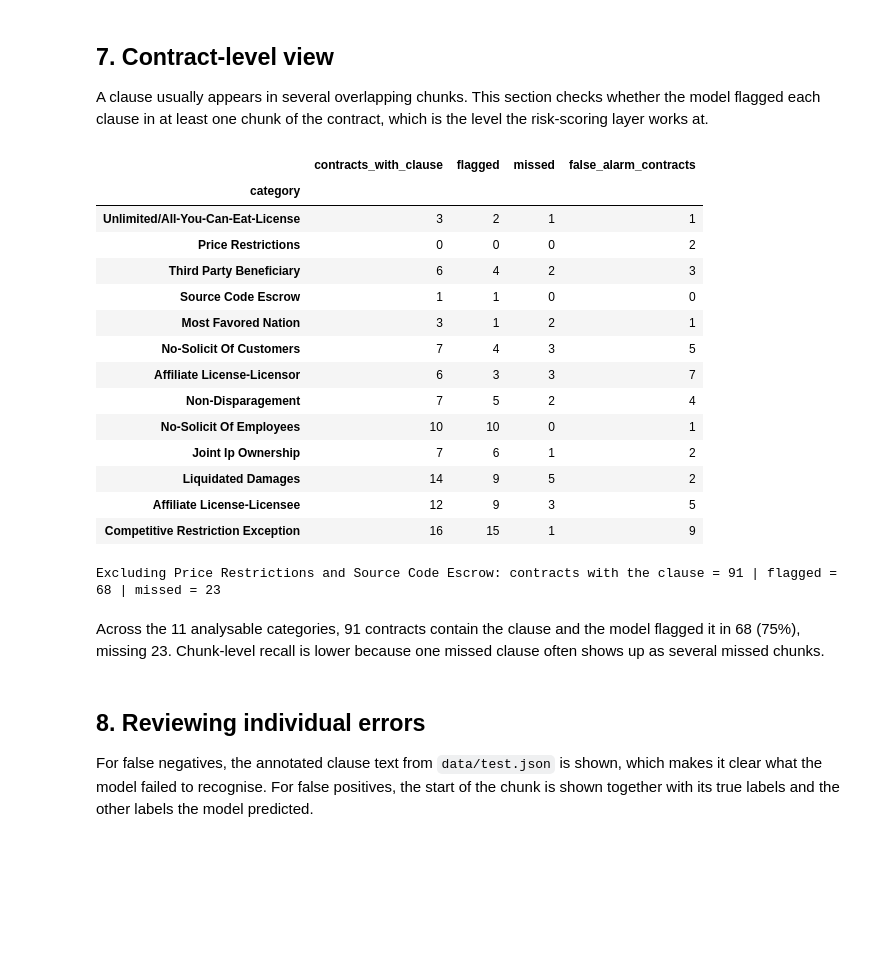
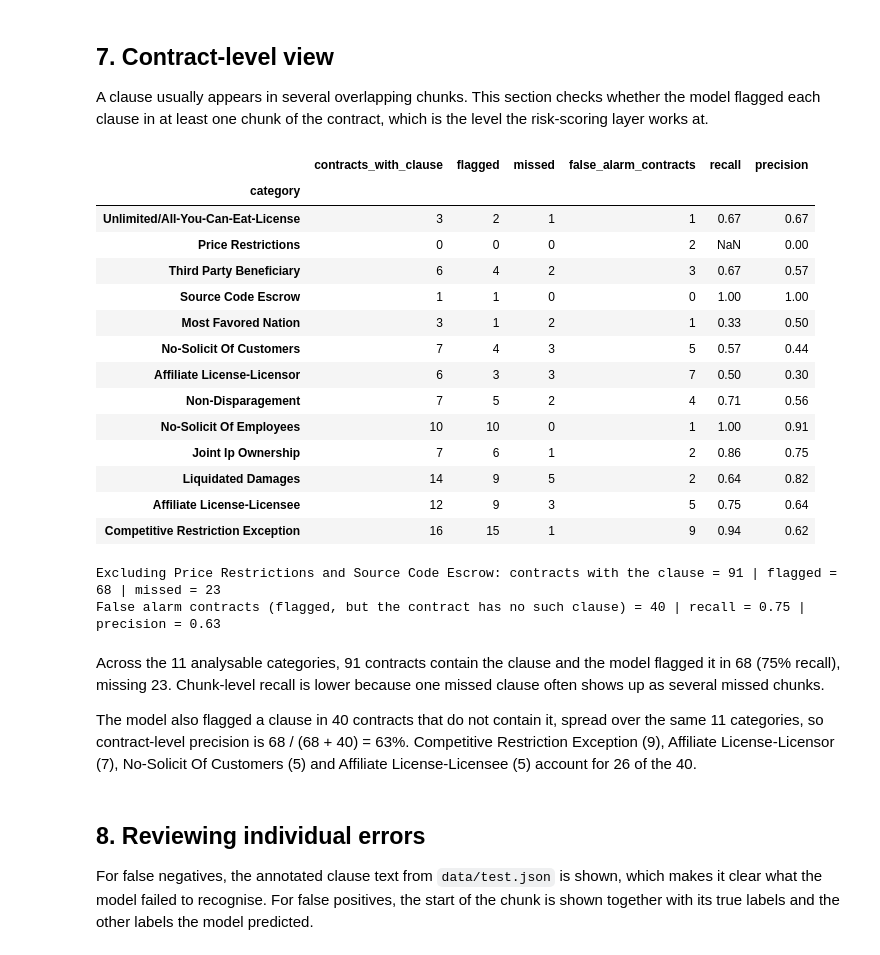
Before and after one commit to Break-Through-Tech/Accenture-1H-contract-review-challenge, a Jupyter notebook: notebooks/Error_Analysis.ipynb, the cells around one changed output. Drawn from its saved outputs; the diff is of its cells as text; code cells hidden in the pictures; blank space fills up the shorter version.

Commit message:
Report false alarm contracts and clarify distinct misses vs unflagged contracts

```diff
--- a/notebooks/Error_Analysis.ipynb
+++ b/notebooks/Error_Analysis.ipynb
@@ -245,39 +245,47 @@ A clause usually appears in several overlapping chunks. This section checks whet
 # %%
 rows = []
 for c in rare:
     j = categories.index(c)
     g = (pd.DataFrame({"t": merged.title, "y": y_true[:, j], "p": y_pred[:, j]})
            .groupby("t").agg(y=("y", "max"), p=("p", "max")))
     rows.append(dict(category=c,
                      contracts_with_clause=int(g.y.sum()),
                      flagged=int(((g.y == 1) & (g.p == 1)).sum()),
                      missed=int(((g.y == 1) & (g.p == 0)).sum()),
                      false_alarm_contracts=int(((g.y == 0) & (g.p == 1)).sum())))
 contract_level = pd.DataFrame(rows).set_index("category")
+contract_level["recall"] = (contract_level.flagged / contract_level.contracts_with_clause).round(2)
+contract_level["precision"] = (contract_level.flagged / (contract_level.flagged + contract_level.false_alarm_contracts)).round(2)
 display(contract_level)
 
 ok = contract_level.drop(index=TINY)
 print("Excluding Price Restrictions and Source Code Escrow: contracts with the clause =",
       ok.contracts_with_clause.sum(), "| flagged =", ok.flagged.sum(), "| missed =", ok.missed.sum())
+print("False alarm contracts (flagged, but the contract has no such clause) =", ok.false_alarm_contracts.sum(),
+      "| recall = %.2f" % (ok.flagged.sum() / ok.contracts_with_clause.sum()),
+      "| precision = %.2f" % (ok.flagged.sum() / (ok.flagged.sum() + ok.false_alarm_contracts.sum())))
 # %% [output]
-|  | contracts_with_clause | flagged | missed | false_alarm_contracts |
-| category |  |  |  |  |
-| Unlimited/All-You-Can-Eat-License | 3 | 2 | 1 | 1 |
-| Price Restrictions | 0 | 0 | 0 | 2 |
-| Third Party Beneficiary | 6 | 4 | 2 | 3 |
-| Source Code Escrow | 1 | 1 | 0 | 0 |
-| Most Favored Nation | 3 | 1 | 2 | 1 |
-| No-Solicit Of Customers | 7 | 4 | 3 | 5 |
-| Affiliate License-Licensor | 6 | 3 | 3 | 7 |
-| Non-Disparagement | 7 | 5 | 2 | 4 |
-| No-Solicit Of Employees | 10 | 10 | 0 | 1 |
-| Joint Ip Ownership | 7 | 6 | 1 | 2 |
-| Liquidated Damages | 14 | 9 | 5 | 2 |
-| Affiliate License-Licensee | 12 | 9 | 3 | 5 |
-| Competitive Restriction Exception | 16 | 15 | 1 | 9 |
+|  | contracts_with_clause | flagged | missed | false_alarm_contracts | recall | precision |
+| category |  |  |  |  |  |  |
+| Unlimited/All-You-Can-Eat-License | 3 | 2 | 1 | 1 | 0.67 | 0.67 |
+| Price Restrictions | 0 | 0 | 0 | 2 | NaN | 0.00 |
+| Third Party Beneficiary | 6 | 4 | 2 | 3 | 0.67 | 0.57 |
+| Source Code Escrow | 1 | 1 | 0 | 0 | 1.00 | 1.00 |
+| Most Favored Nation | 3 | 1 | 2 | 1 | 0.33 | 0.50 |
+| No-Solicit Of Customers | 7 | 4 | 3 | 5 | 0.57 | 0.44 |
+| Affiliate License-Licensor | 6 | 3 | 3 | 7 | 0.50 | 0.30 |
+| Non-Disparagement | 7 | 5 | 2 | 4 | 0.71 | 0.56 |
+| No-Solicit Of Employees | 10 | 10 | 0 | 1 | 1.00 | 0.91 |
+| Joint Ip Ownership | 7 | 6 | 1 | 2 | 0.86 | 0.75 |
+| Liquidated Damages | 14 | 9 | 5 | 2 | 0.64 | 0.82 |
+| Affiliate License-Licensee | 12 | 9 | 3 | 5 | 0.75 | 0.64 |
+| Competitive Restriction Exception | 16 | 15 | 1 | 9 | 0.94 | 0.62 |
 Excluding Price Restrictions and Source Code Escrow: contracts with the clause = 91 | flagged = 68 | missed = 23
+False alarm contracts (flagged, but the contract has no such clause) = 40 | recall = 0.75 | precision = 0.63
 # %% [markdown]
-Across the 11 analysable categories, 91 contracts contain the clause and the model flagged it in 68 (75%), missing 23. Chunk-level recall is lower because one missed clause often shows up as several missed chunks.
+Across the 11 analysable categories, 91 contracts contain the clause and the model flagged it in 68 (75% recall), missing 23. Chunk-level recall is lower because one missed clause often shows up as several missed chunks.
+
+The model also flagged a clause in 40 contracts that do not contain it, spread over the same 11 categories, so contract-level precision is 68 / (68 + 40) = 63%. Competitive Restriction Exception (9), Affiliate License-Licensor (7), No-Solicit Of Customers (5) and Affiliate License-Licensee (5) account for 26 of the 40.
 # %% [markdown]
 ## 8. Reviewing individual errors
 
```
Also changed, not shown: parts of 2 cells of this notebook, 1 other file.
